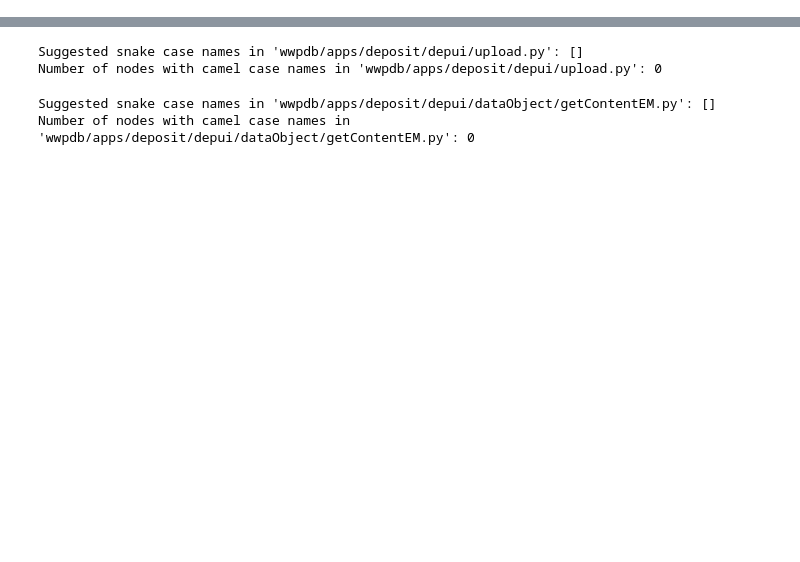
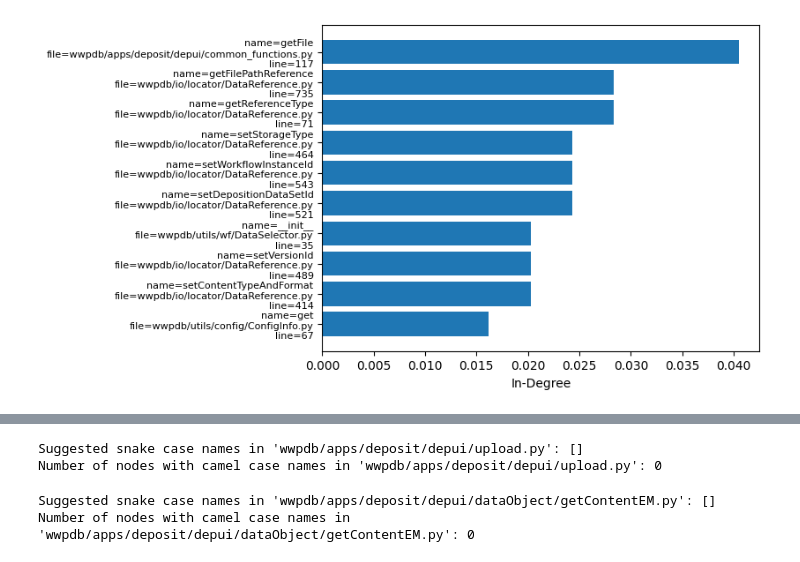
Before and after one commit to lucas-ebi/traceparser, a Jupyter notebook: vizanalyser.ipynb, the cells around one changed output, grey strips where cells are left out. Cells and saved outputs as stored; diff of their text form; code cells hidden in the pictures; blank space fills up the shorter version.

Commit message:
Add some graph analysis

```diff
--- a/vizanalyser.ipynb
+++ b/vizanalyser.ipynb
@@ -47,0 +95,24 @@ line=368
+# %%
+# Plot a horizontal bar chart of the in-degree distribution of the top 10 nodes
+import matplotlib.pyplot as plt
+import numpy as np
+
+# Sort the nodes based on in-degree
+sorted_nodes_by_in_degree = {node: in_degree_centrality[node] for node in sorted(in_degree_centrality, key=in_degree_centrality.get, reverse=True)}
+
+# Get the top 10 nodes
+top_10_nodes_by_in_degree = list(sorted_nodes_by_in_degree.keys())[:10]
+top_10_nodes_in_degree = [sorted_nodes_by_in_degree[node] for node in top_10_nodes_by_in_degree]
+
+# Plot the horizontal bar chart
+fig, ax = plt.subplots()
+y_pos = np.arange(len(top_10_nodes_by_in_degree))
+ax.barh(y_pos, top_10_nodes_in_degree, align='center')
+ax.set_yticks(y_pos)
+ax.set_yticklabels(top_10_nodes_by_in_degree, fontsize=8)  # Decrease font size here
+ax.invert_yaxis()
+ax.set_xlabel('In-Degree')
+
+plt.show()
+# %% [output]
+[figure, added]
```
Also changed, not shown: parts of 14 cells of this notebook.
